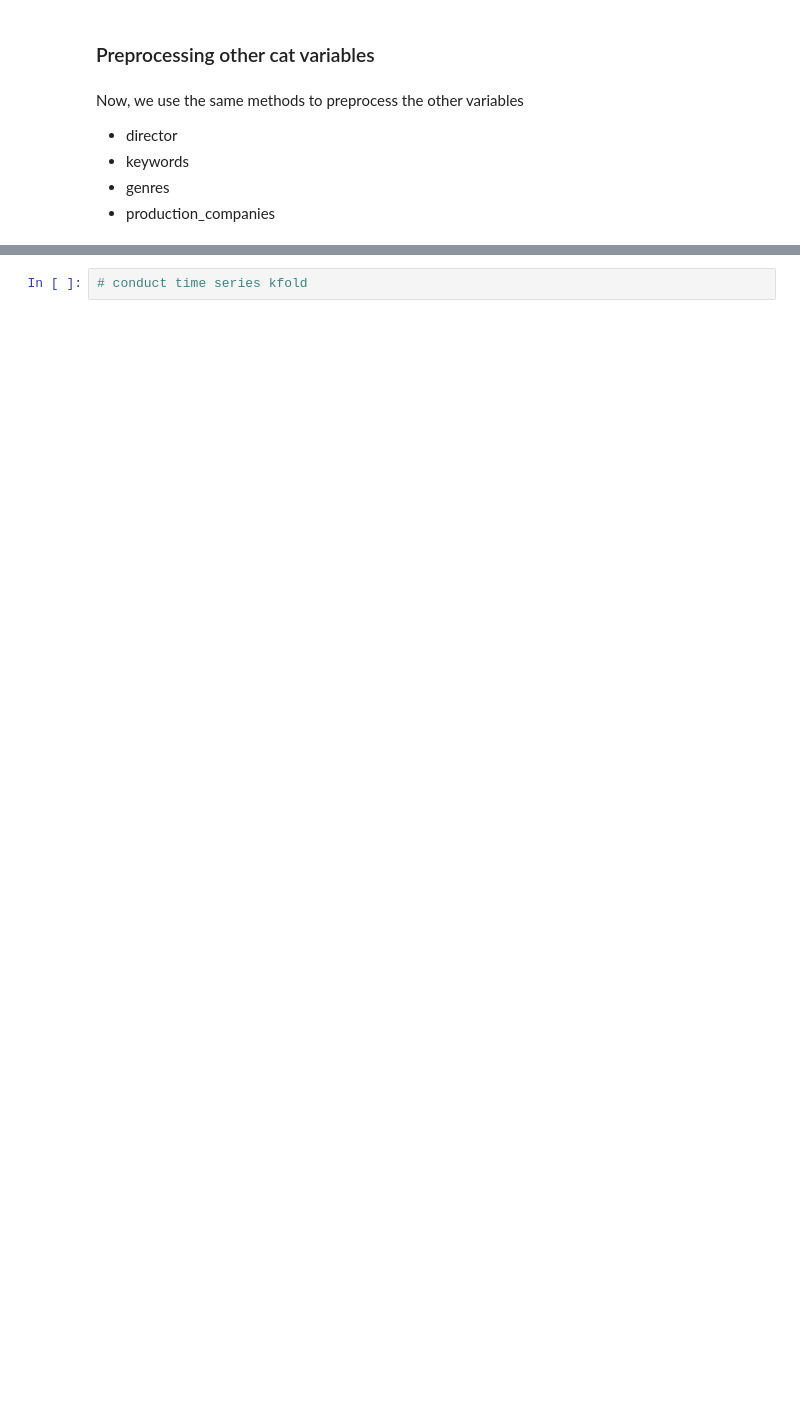
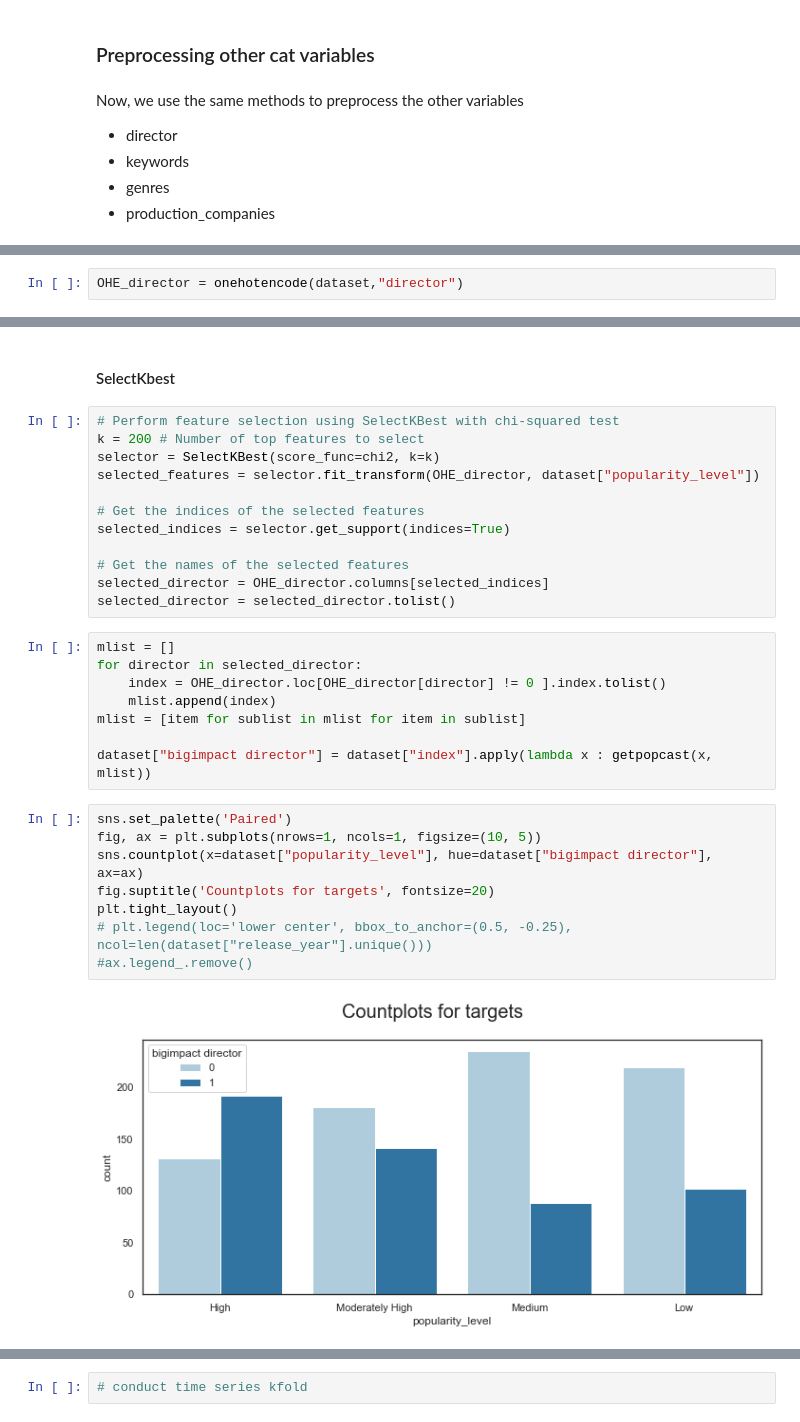
Before and after one commit to guimath/TMDb-Data-Mining, a Jupyter notebook: Movie_analysis.ipynb, the cells around one changed output, grey strips where cells are left out. Saved outputs shown, nothing was run; the diff lists cells and outputs as text; blank space fills up the shorter version.

```diff
--- a/Movie_analysis.ipynb
+++ b/Movie_analysis.ipynb
@@ -711,0 +749,2 @@ Now, we use the same methods to preprocess the other variables
+# %%
+OHE_director = onehotencode(dataset,"director")
@@ -711,0 +771,32 @@ Now, we use the same methods to preprocess the other variables
+# %% [markdown]
+#### SelectKbest
+# %%
+# Perform feature selection using SelectKBest with chi-squared test
+k = 200 # Number of top features to select
+selector = SelectKBest(score_func=chi2, k=k)
+selected_features = selector.fit_transform(OHE_director, dataset["popularity_level"])
+
+# Get the indices of the selected features
+selected_indices = selector.get_support(indices=True)
+
+# Get the names of the selected features
+selected_director = OHE_director.columns[selected_indices]
+selected_director = selected_director.tolist()
+# %%
+mlist = []
+for director in selected_director:
+    index = OHE_director.loc[OHE_director[director] != 0 ].index.tolist()
+    mlist.append(index)
+mlist = [item for sublist in mlist for item in sublist]
+
+dataset["bigimpact director"] = dataset["index"].apply(lambda x : getpopcast(x, mlist))
+# %%
+sns.set_palette('Paired')
+fig, ax = plt.subplots(nrows=1, ncols=1, figsize=(10, 5))
+sns.countplot(x=dataset["popularity_level"], hue=dataset["bigimpact director"], ax=ax)
+fig.suptitle('Countplots for targets', fontsize=20)
+plt.tight_layout()
+# plt.legend(loc='lower center', bbox_to_anchor=(0.5, -0.25), ncol=len(dataset["release_year"].unique()))
+#ax.legend_.remove()
+# %% [output]
+[figure, added]
```
Also changed, not shown: parts of 52 cells of this notebook, 1 other file.
